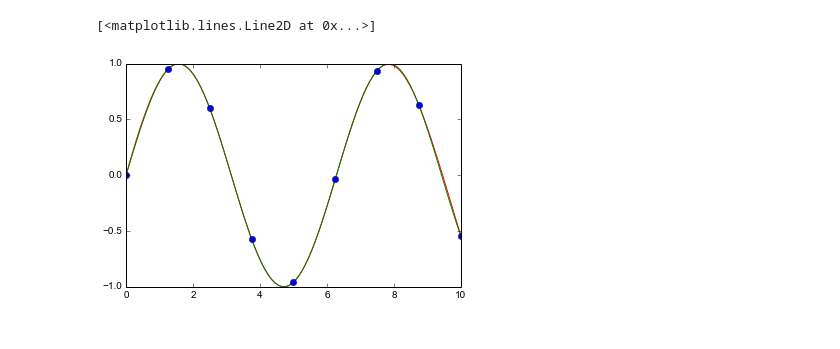
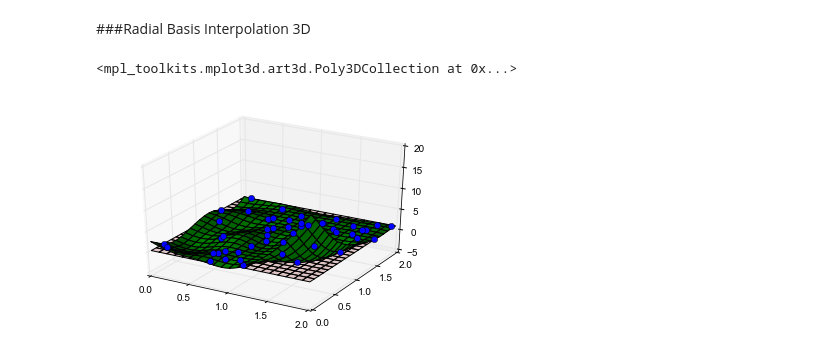
Before and after one commit to jessebett/Radial-Basis-Function-USRA, a Jupyter notebook: RBF Interpolation Tests.ipynb, the cells around one changed output. Saved outputs shown, nothing was run; the diff lists cells and outputs as text; code cells hidden in the pictures.

```diff
--- a/RBF Interpolation Tests.ipynb
+++ b/RBF Interpolation Tests.ipynb
@@ -8,3 +46,40 @@ Populating the interactive namespace from numpy and matplotlib
+# %% [markdown]
+###Radial Basis Interpolation 3D
+# %%
+from mpl_toolkits.mplot3d import Axes3D
+
+def z_piece(X,Y):
+    return np.maximum(quickpiece(X),quickpiece(Y))
+
+fig = plt.figure()
+ax = fig.add_subplot(111,projection='3d')
+
+xi=np.linspace(0,2,200)
+yi=np.linspace(0,2,200)
+X,Y=np.meshgrid(xi,yi)
+
+
+x=np.random.choice(xi,50)
+y=np.random.choice(yi,50)
+z=z_piece(x,y)
+ax.plot(x,y,z, 'bo')
+
+
+
+
+
+
+Z=z_piece(X,Y)
+
+rbf=Rbf(x,y,z)
+zi=rbf(X,Y)
+ax.plot_surface(X,Y,zi, color='g')
+
+
+ax.plot_surface(X,Y,Z,color='r',alpha=0.2)
+# %% [output]
+<mpl_toolkits.mplot3d.art3d.Poly3DCollection at 0x...>
+[figure, added]
 # %%
 x = np.linspace(0,10,9)
 y = np.sin(x)
@@ -15,7 +91,0 @@ yi=rbf(xi)
-# %%
-plt.plot(xi,yi,'r')
-plt.plot(xi,np.sin(xi),'g')
-plt.plot(x, y, 'bo')
-# %% [output]
-[<matplotlib.lines.Line2D at 0x...>]
-[figure, removed]
```
Also changed, not shown: parts of 11 cells of this notebook.
